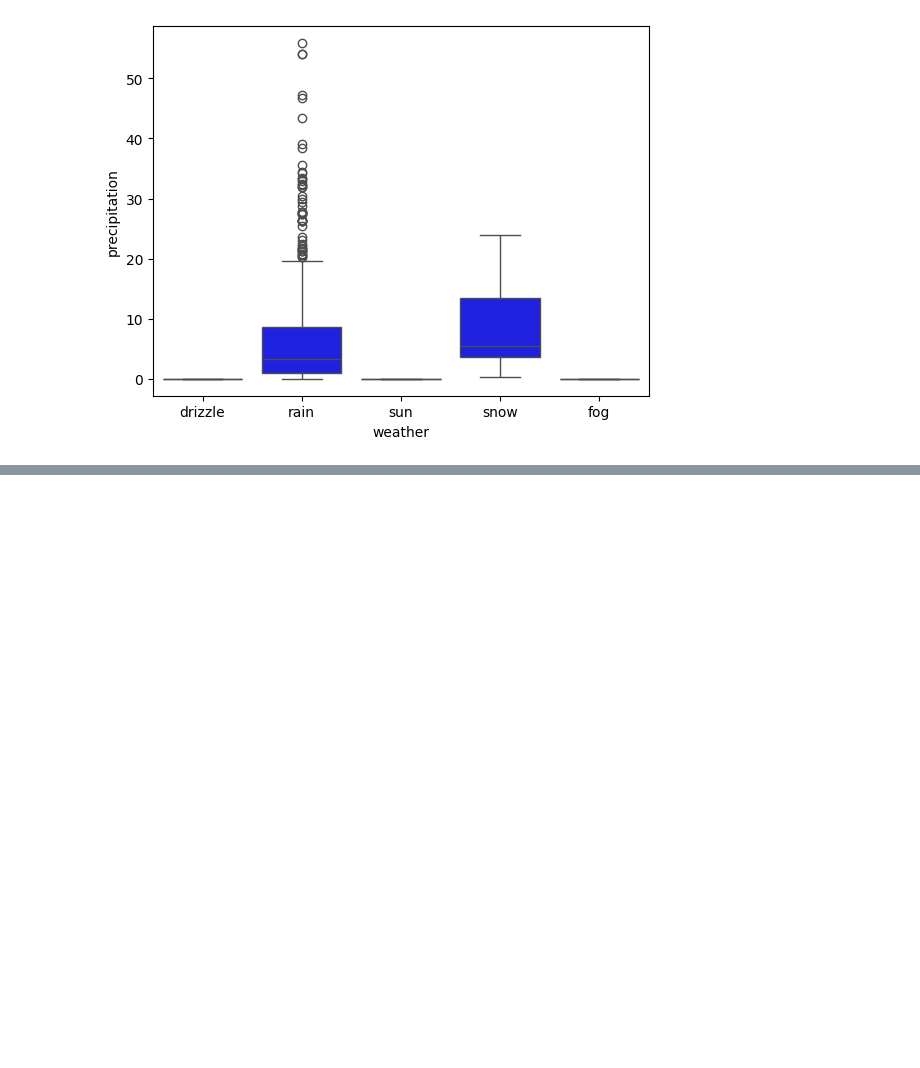
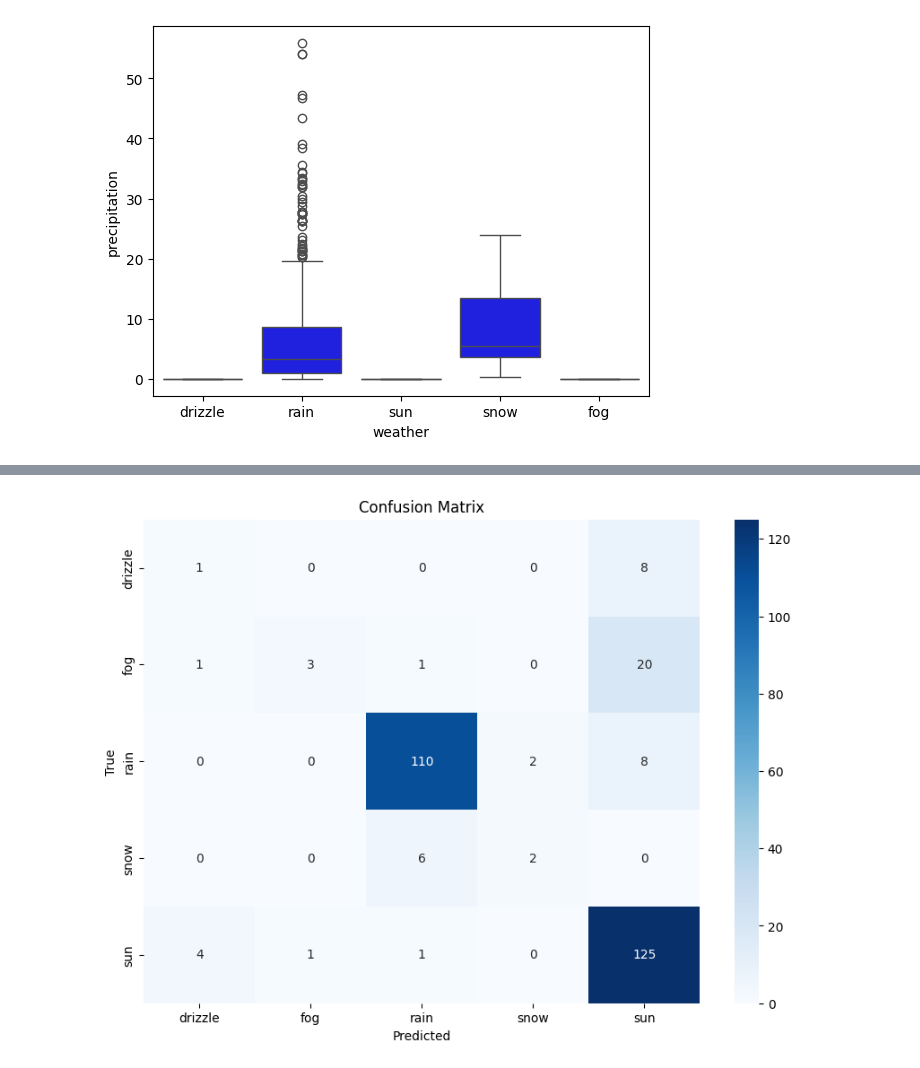
Before and after one commit to Inezariane/EDA--Exploratory-Data-Analysis-, a Jupyter notebook: explore_dataset.ipynb, the cells around one changed output, grey strips where cells are left out. Cells and saved outputs as stored; diff of their text form; code cells hidden in the pictures; blank space fills up the shorter version.

```diff
--- a/explore_dataset.ipynb
+++ b/explore_dataset.ipynb
@@ -131,3 +138,12 @@ from sklearn.model_selection import train_test_split
 
 X = df[['temp_max', 'temp_min', 'precipitation','wind']] # or X = df.drop(['date','month','year','weather_enc','weather'], axis=1)
 y = df['weather_enc']
+X_train, X_test, y_train, y_test = train_test_split(X, y, test_size=0.2, random_state=42)
+# %%
+# We will use the Random Forest Classifier for this example.
+from sklearn.ensemble import RandomForestClassifier
+rf = RandomForestClassifier(n_estimators=100, random_state=42)
+rf.fit(X_train, y_train)
+
+# We will now make some predictions on the test set.
+y_pred = rf.predict(X_test)
@@ -133,0 +194,14 @@ y = df['weather_enc']
+# %%
+# We can also check the confusion matrix to see the number of correct and incorrect predictions for each class.
+from sklearn.metrics import confusion_matrix
+import matplotlib.pyplot as plt
+import seaborn as sns
+cm = confusion_matrix(y_test, y_pred)
+plt.figure(figsize=(10, 7))
+sns.heatmap(cm, annot=True, fmt='d', cmap='Blues', xticklabels=le.classes_, yticklabels=le.classes_)
+plt.xlabel('Predicted')
+plt.ylabel('True')
+plt.title('Confusion Matrix')
+plt.show()
+# %% [output]
+[figure, added]
```
Also changed, not shown: parts of 6 cells of this notebook.
